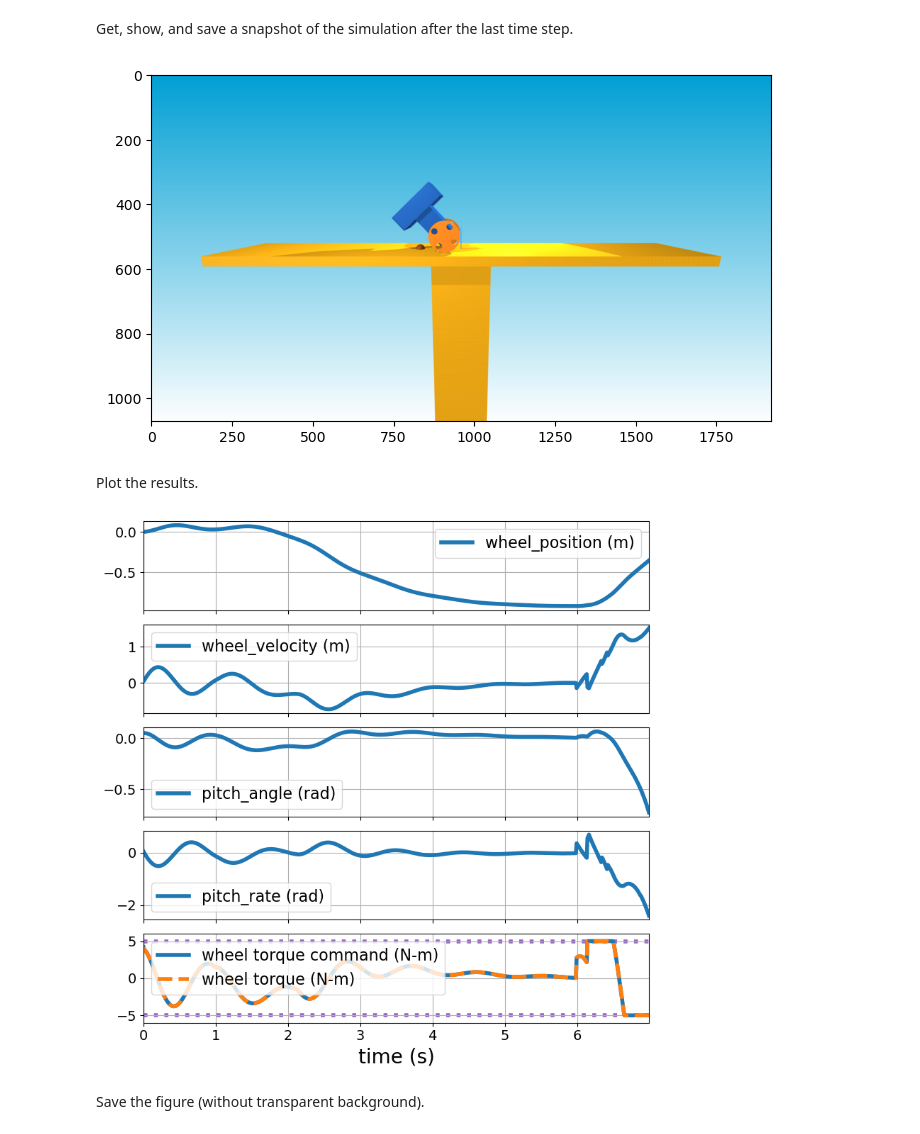
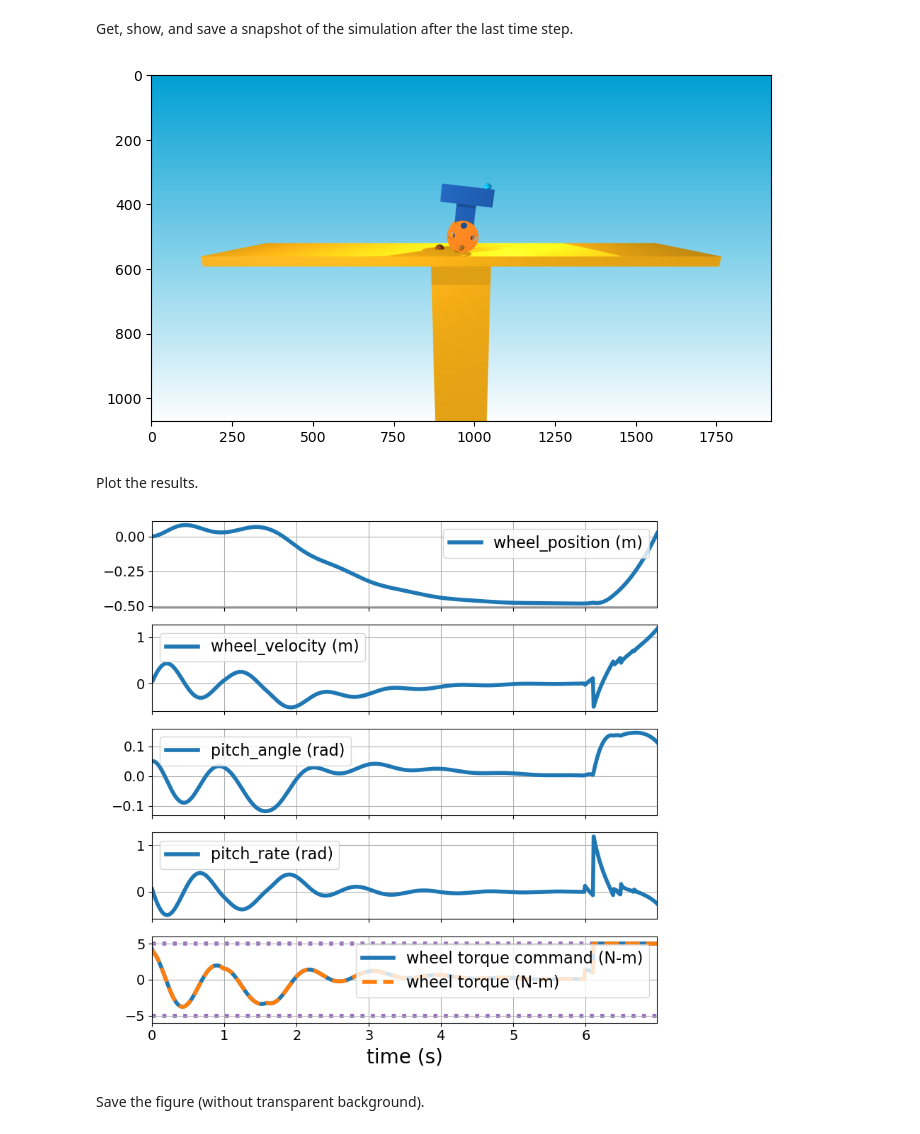
Before and after one commit to brianwu27/ae353-sp26, a Jupyter notebook: 01_catbot/GenerateResults.ipynb, the cells around one changed output. Cells and saved outputs as stored; diff of their text form; code cells hidden in the pictures.

Commit message:
fixed test 5 video

```diff
--- a/01_catbot/GenerateResults.ipynb
+++ b/01_catbot/GenerateResults.ipynb
@@ -31,7 +31,7 @@ If you want to test your controller with no cats, set `number_of_cats=0`.
 simulator = ae353_catbot.Simulator(
     display=True,
     sound=True,
-    number_of_cats=1,
+    number_of_cats=0,
 )
 # %% [output]
 argv[0]=
@@ -182,8 +182,8 @@ A cat will launch after one second, and then every six seconds thereafter. So, y
 data = simulator.run(
     controller,           # <-- required (an instance of your Controller class)
     maximum_time=6.99,    # <-- optional (how long you want to run the simulation in seconds)
-    data_filename='my_data4.json',   # <-- optional (save data to this file, e.g., 'my_data.json')
-    video_filename='my_video4.mov',  # <-- optional (save video to this file, e.g., 'my_video.mov')
+    data_filename='my_data5.json',   # <-- optional (save data to this file, e.g., 'my_data.json')
+    video_filename='my_video5.mov',  # <-- optional (save video to this file, e.g., 'my_video.mov')
 )
 # %% [markdown]
 Count the number of saved cats.
@@ -197,15 +197,15 @@ Get, show, and save a snapshot of the simulation after the last time step.
 # %%
 # Get snapshot as height x width x 4 numpy array of RGBA values
 rgba = simulator.snapshot()
 
 # Display snapshot
 plt.figure(figsize=(8, 8))
 plt.imshow(rgba)
 
 # Save snapshot
-plt.imsave('my_snapshot4.png', rgba)
+plt.imsave('my_snapshot5.png', rgba)
 # %% [output]
-[figure, old version]
+[figure, new version]
 # %% [markdown]
 Plot the results.
 # %%
@@ -287,7 +287,7 @@ ax_wheel_torque.set_xlim([data['t'][0], data['t'][-1]])
 # Make the arrangement of subplots look nice
 fig.tight_layout()
 # %% [output]
-[figure, old version]
+[figure, new version]
 # %% [markdown]
 Save the figure (without transparent background).
 # %%
```
Also changed, not shown: parts of 1 cell of this notebook, 5 other files.
